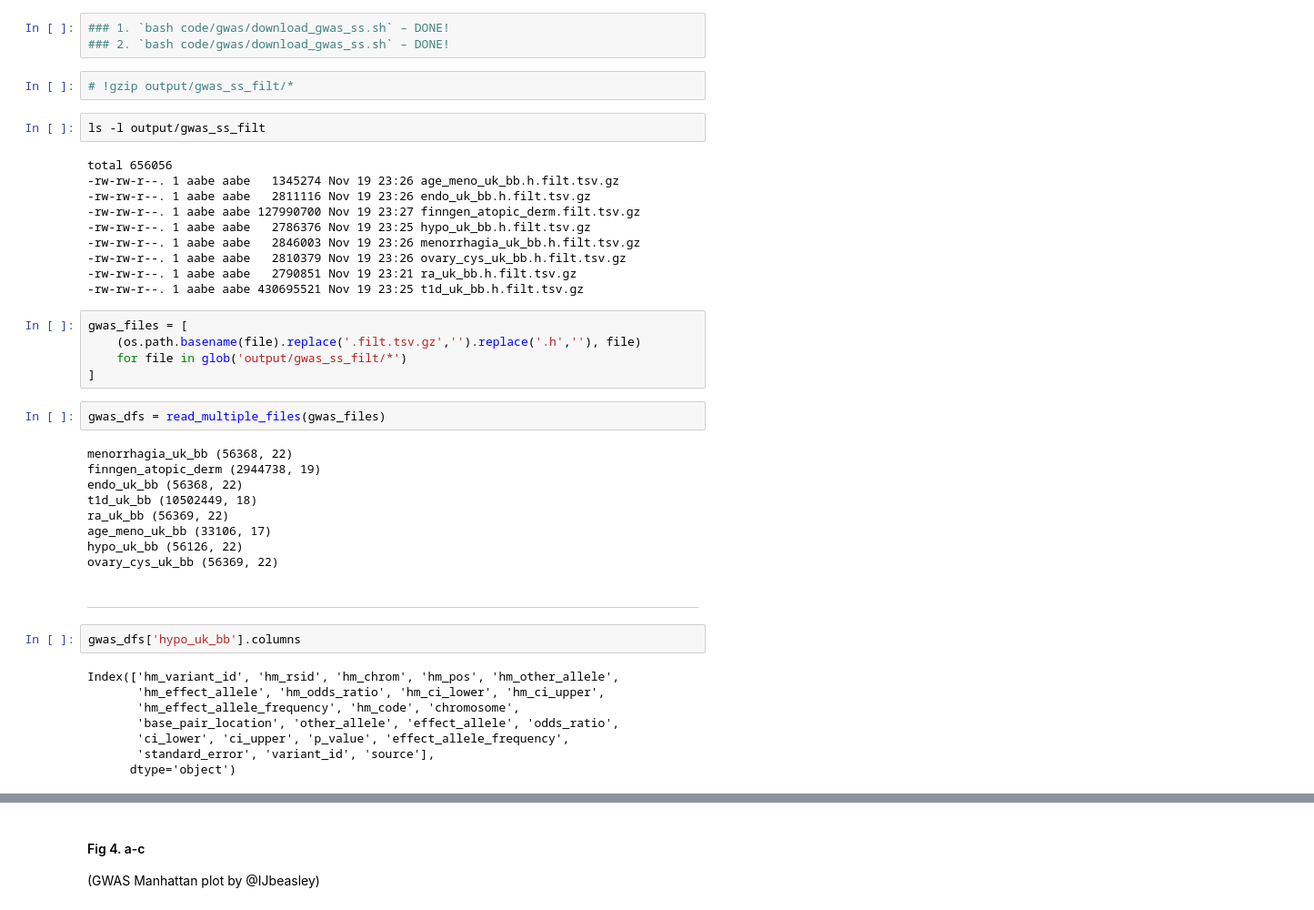
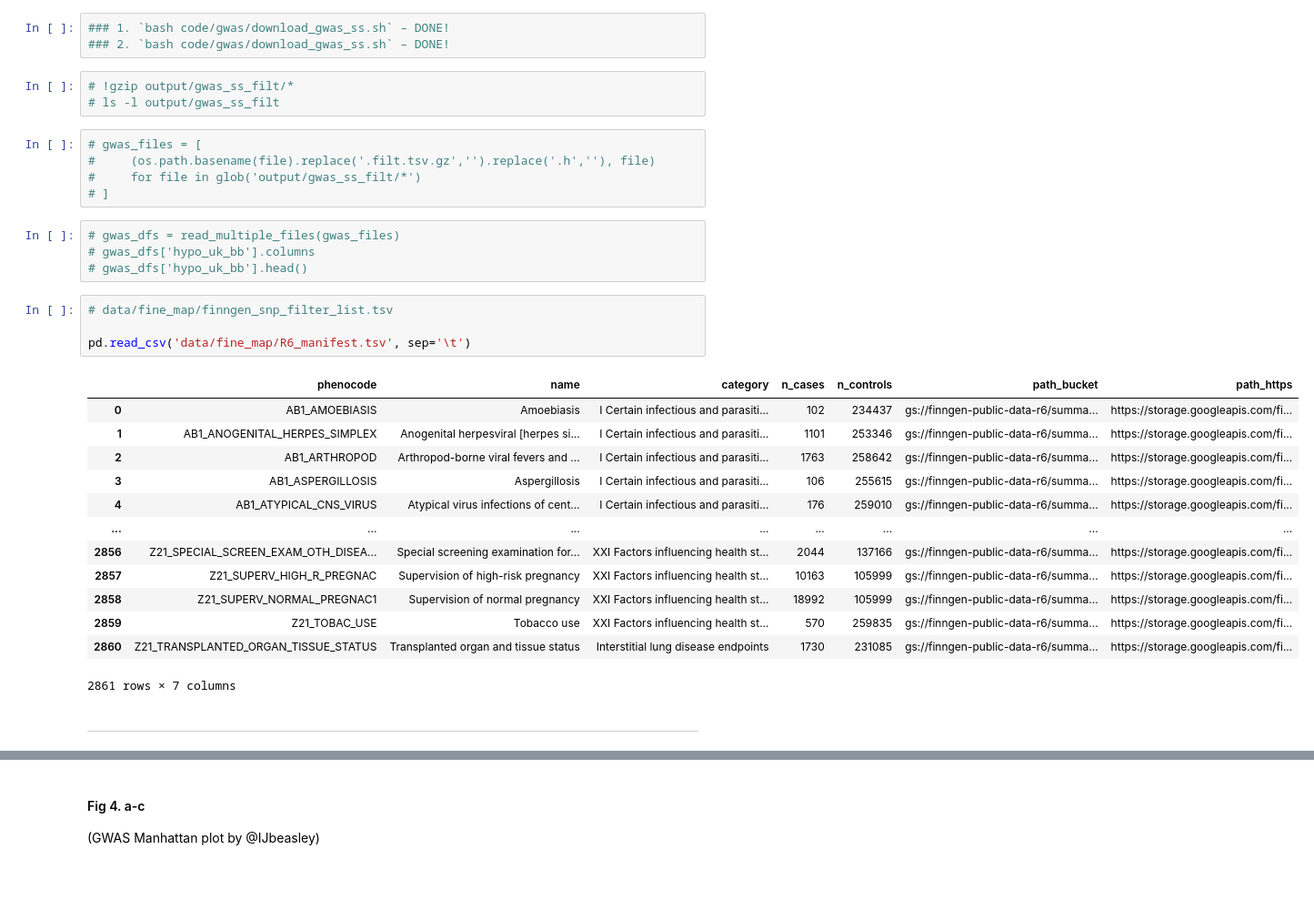
Before and after one commit to abearab/BMI-206-Class-Project, a Jupyter notebook: notebook.ipynb, the cells around one changed output, grey strips where cells are left out. Shown: that part at 91% size. Saved outputs shown, nothing was run; the diff lists cells and outputs as text; blank space fills up the shorter version.

```diff
--- a/notebook.ipynb
+++ b/notebook.ipynb
@@ -37,43 +37,33 @@ First, running @IJbeasley codes to gather GWAS data.
 ### 2. `bash code/gwas/download_gwas_ss.sh` – DONE!
 # %%
 # !gzip output/gwas_ss_filt/*
+# ls -l output/gwas_ss_filt
-# %%
-ls -l output/gwas_ss_filt
-# %% [output]
-total 656056
--rw-rw-r--. 1 aabe aabe   1345274 Nov 19 23:26 age_meno_uk_bb.h.filt.tsv.gz
--rw-rw-r--. 1 aabe aabe   2811116 Nov 19 23:26 endo_uk_bb.h.filt.tsv.gz
--rw-rw-r--. 1 aabe aabe 127990700 Nov 19 23:27 finngen_atopic_derm.filt.tsv.gz
--rw-rw-r--. 1 aabe aabe   2786376 Nov 19 23:25 hypo_uk_bb.h.filt.tsv.gz
--rw-rw-r--. 1 aabe aabe   2846003 Nov 19 23:26 menorrhagia_uk_bb.h.filt.tsv.gz
--rw-rw-r--. 1 aabe aabe   2810379 Nov 19 23:26 ovary_cys_uk_bb.h.filt.tsv.gz
--rw-rw-r--. 1 aabe aabe   2790851 Nov 19 23:21 ra_uk_bb.h.filt.tsv.gz
--rw-rw-r--. 1 aabe aabe 430695521 Nov 19 23:25 t1d_uk_bb.h.filt.tsv.gz
 # %%
-gwas_files = [
-    (os.path.basename(file).replace('.filt.tsv.gz','').replace('.h',''), file)
-    for file in glob('output/gwas_ss_filt/*')
-]
+# gwas_files = [
+#     (os.path.basename(file).replace('.filt.tsv.gz','').replace('.h',''), file)
+#     for file in glob('output/gwas_ss_filt/*')
+# ]
-# %%
-gwas_dfs = read_multiple_files(gwas_files)
-# %% [output]
-menorrhagia_uk_bb (56368, 22)
-finngen_atopic_derm (2944738, 19)
-endo_uk_bb (56368, 22)
-t1d_uk_bb (10502449, 18)
-ra_uk_bb (56369, 22)
-age_meno_uk_bb (33106, 17)
-hypo_uk_bb (56126, 22)
-ovary_cys_uk_bb (56369, 22)
+# %%
+# gwas_dfs = read_multiple_files(gwas_files)
+# gwas_dfs['hypo_uk_bb'].columns
+# gwas_dfs['hypo_uk_bb'].head()
+# %%
+# data/fine_map/finngen_snp_filter_list.tsv
+
+pd.read_csv('data/fine_map/R6_manifest.tsv', sep='\t')
+# %% [output]
+|  | phenocode | name | category | n_cases | n_controls | path_bucket | path_https |
+| 0 | AB1_AMOEBIASIS | Amoebiasis | I Certain infectious and parasiti... | 102 | 234437 | gs://finngen-public-data-r6/summa... | https://storage.googleapis.com/fi... |
+| 1 | AB1_ANOGENITAL_HERPES_SIMPLEX | Anogenital herpesviral [herpes si... | I Certain infectious and parasiti... | 1101 | 253346 | gs://finngen-public-data-r6/summa... | https://storage.googleapis.com/fi... |
+| 2 | AB1_ARTHROPOD | Arthropod-borne viral fevers and ... | I Certain infectious and parasiti... | 1763 | 258642 | gs://finngen-public-data-r6/summa... | https://storage.googleapis.com/fi... |
+| 3 | AB1_ASPERGILLOSIS | Aspergillosis | I Certain infectious and parasiti... | 106 | 255615 | gs://finngen-public-data-r6/summa... | https://storage.googleapis.com/fi... |
+| 4 | AB1_ATYPICAL_CNS_VIRUS | Atypical virus infections of cent... | I Certain infectious and parasiti... | 176 | 259010 | gs://finngen-public-data-r6/summa... | https://storage.googleapis.com/fi... |
+| ... | ... | ... | ... | ... | ... | ... | ... |
+| 2856 | Z21_SPECIAL_SCREEN_EXAM_OTH_DISEA... | Special screening examination for... | XXI Factors influencing health st... | 2044 | 137166 | gs://finngen-public-data-r6/summa... | https://storage.googleapis.com/fi... |
+| 2857 | Z21_SUPERV_HIGH_R_PREGNAC | Supervision of high-risk pregnancy | XXI Factors influencing health st... | 10163 | 105999 | gs://finngen-public-data-r6/summa... | https://storage.googleapis.com/fi... |
+| 2858 | Z21_SUPERV_NORMAL_PREGNAC1 | Supervision of normal pregnancy | XXI Factors influencing health st... | 18992 | 105999 | gs://finngen-public-data-r6/summa... | https://storage.googleapis.com/fi... |
+| 2859 | Z21_TOBAC_USE | Tobacco use | XXI Factors influencing health st... | 570 | 259835 | gs://finngen-public-data-r6/summa... | https://storage.googleapis.com/fi... |
+| 2860 | Z21_TRANSPLANTED_ORGAN_TISSUE_STATUS | Transplanted organ and tissue status | Interstitial lung disease endpoints | 1730 | 231085 | gs://finngen-public-data-r6/summa... | https://storage.googleapis.com/fi... |
+2861 rows × 7 columns
 # %% [markdown]
 ___
-# %%
-gwas_dfs['hypo_uk_bb'].columns
-# %% [output]
-Index(['hm_variant_id', 'hm_rsid', 'hm_chrom', 'hm_pos', 'hm_other_allele',
-       'hm_effect_allele', 'hm_odds_ratio', 'hm_ci_lower', 'hm_ci_upper',
-       'hm_effect_allele_frequency', 'hm_code', 'chromosome',
-       'base_pair_location', 'other_allele', 'effect_allele', 'odds_ratio',
-       'ci_lower', 'ci_upper', 'p_value', 'effect_allele_frequency',
-       'standard_error', 'variant_id', 'source'],
-      dtype='object')
```
Also changed, not shown: parts of 1 cell of this notebook.
